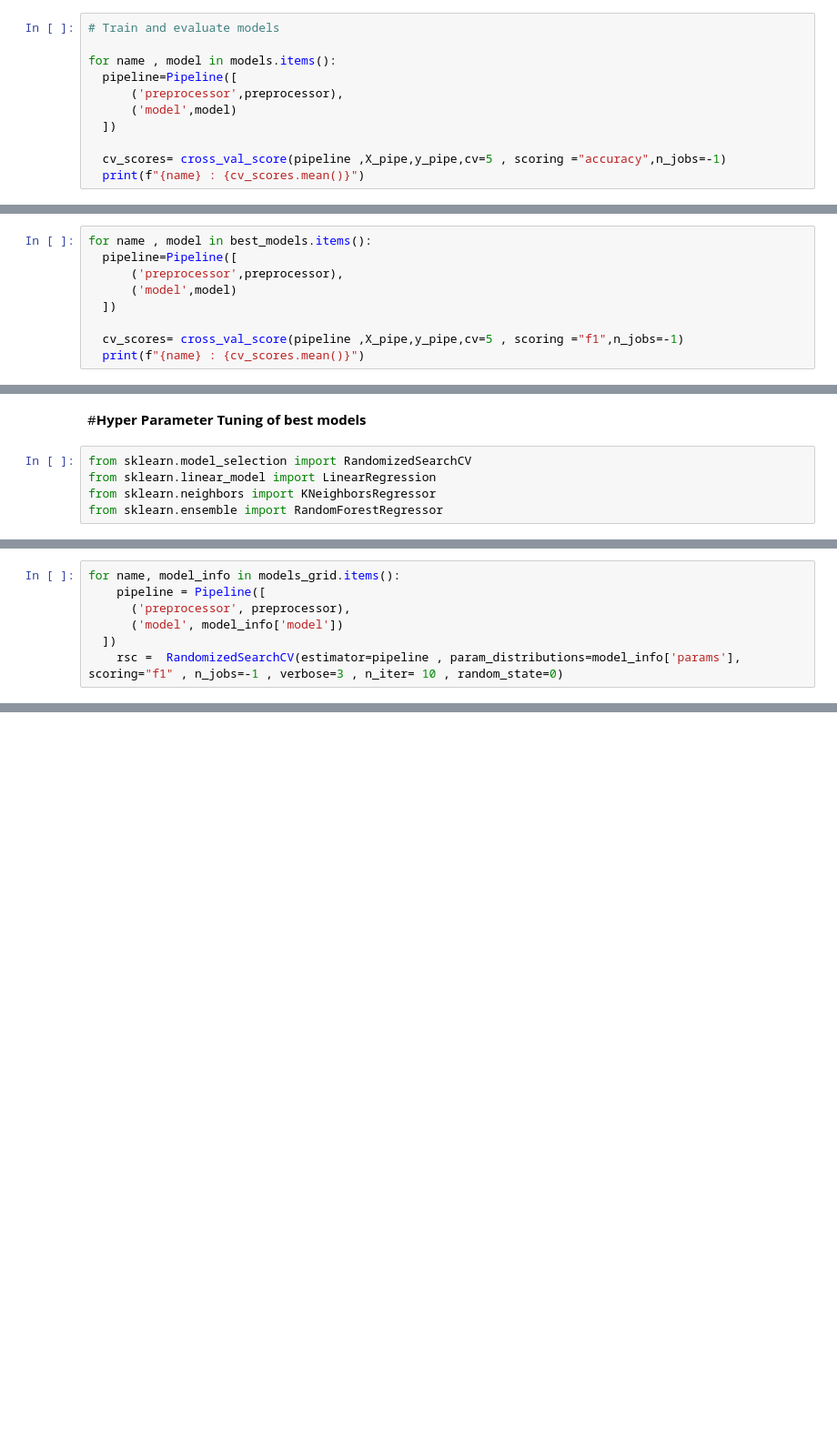
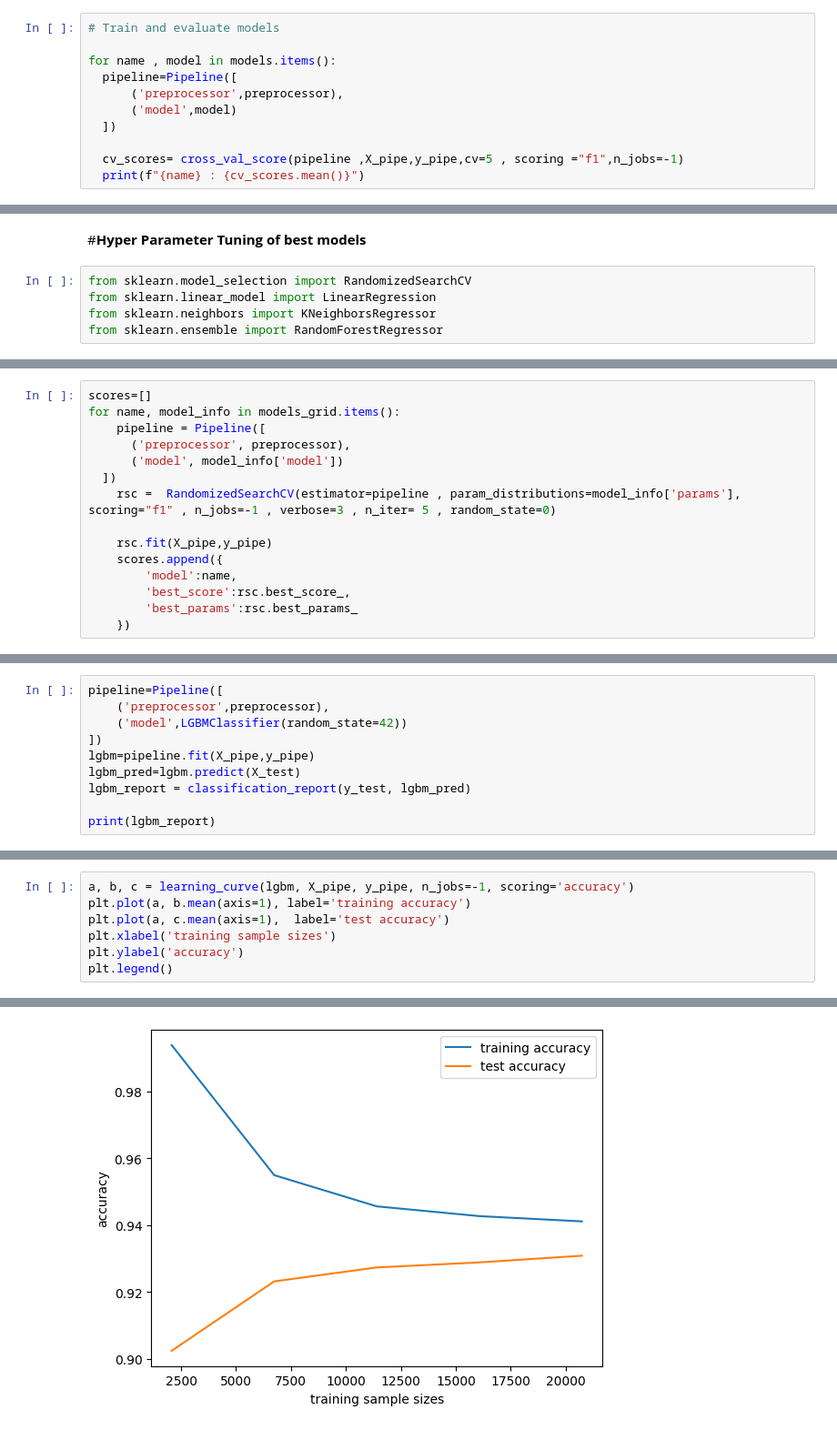
Before and after one commit to JatinSharma496/AI_Predictive_Models_for_Credit_Underwriting, a Jupyter notebook: Credit_underwriting.ipynb, the cells around one changed output, grey strips where cells are left out. Shown at 91% size. Drawn from its saved outputs; the diff is of its cells as text; blank space fills up the shorter version.

Commit message:
Modeling Completed

```diff
--- a/Credit_underwriting.ipynb
+++ b/Credit_underwriting.ipynb
@@ -1136,6 +1141,6 @@ for name , model in models.items():
       ('model',model)
   ])
 
-  cv_scores= cross_val_score(pipeline ,X_pipe,y_pipe,cv=5 , scoring ="accuracy",n_jobs=-1)
+  cv_scores= cross_val_score(pipeline ,X_pipe,y_pipe,cv=5 , scoring ="f1",n_jobs=-1)
   print(f"{name} : {cv_scores.mean()}")
 # %% [output]
@@ -1169,9 +1161,0 @@ best_models={
-# %%
-for name , model in best_models.items():
-  pipeline=Pipeline([
-      ('preprocessor',preprocessor),
-      ('model',model)
-  ])
-
-  cv_scores= cross_val_score(pipeline ,X_pipe,y_pipe,cv=5 , scoring ="f1",n_jobs=-1)
-  print(f"{name} : {cv_scores.mean()}")
@@ -1244,9 +1192,17 @@ models_grid = {
     }
 }
 # %%
+scores=[]
 for name, model_info in models_grid.items():
     pipeline = Pipeline([
       ('preprocessor', preprocessor),
       ('model', model_info['model'])
   ])
-    rsc =  RandomizedSearchCV(estimator=pipeline , param_distributions=model_info['params'], scoring="f1" , n_jobs=-1 , verbose=3 , n_iter= 10 , random_state=0)
+    rsc =  RandomizedSearchCV(estimator=pipeline , param_distributions=model_info['params'], scoring="f1" , n_jobs=-1 , verbose=3 , n_iter= 5 , random_state=0)
+
+    rsc.fit(X_pipe,y_pipe)
+    scores.append({
+        'model':name,
+        'best_score':rsc.best_score_,
+        'best_params':rsc.best_params_
+    })
@@ -1273,0 +1245,10 @@ RandomizedSearchCV(estimator=Pipeline(steps=[('preprocessor',
+# %%
+pipeline=Pipeline([
+    ('preprocessor',preprocessor),
+    ('model',LGBMClassifier(random_state=42))
+])
+lgbm=pipeline.fit(X_pipe,y_pipe)
+lgbm_pred=lgbm.predict(X_test)
+lgbm_report = classification_report(y_test, lgbm_pred)
+
+print(lgbm_report)
@@ -1273,0 +1346,8 @@ RandomizedSearchCV(estimator=Pipeline(steps=[('preprocessor',
+# %%
+a, b, c = learning_curve(lgbm, X_pipe, y_pipe, n_jobs=-1, scoring='accuracy')
+plt.plot(a, b.mean(axis=1), label='training accuracy')
+plt.plot(a, c.mean(axis=1),  label='test accuracy')
+plt.xlabel('training sample sizes')
+plt.ylabel('accuracy')
+plt.legend()
+# %% [output]
@@ -1273,0 +1355 @@ RandomizedSearchCV(estimator=Pipeline(steps=[('preprocessor',
+[figure, added]
```
Also changed, not shown: parts of 32 cells of this notebook.
